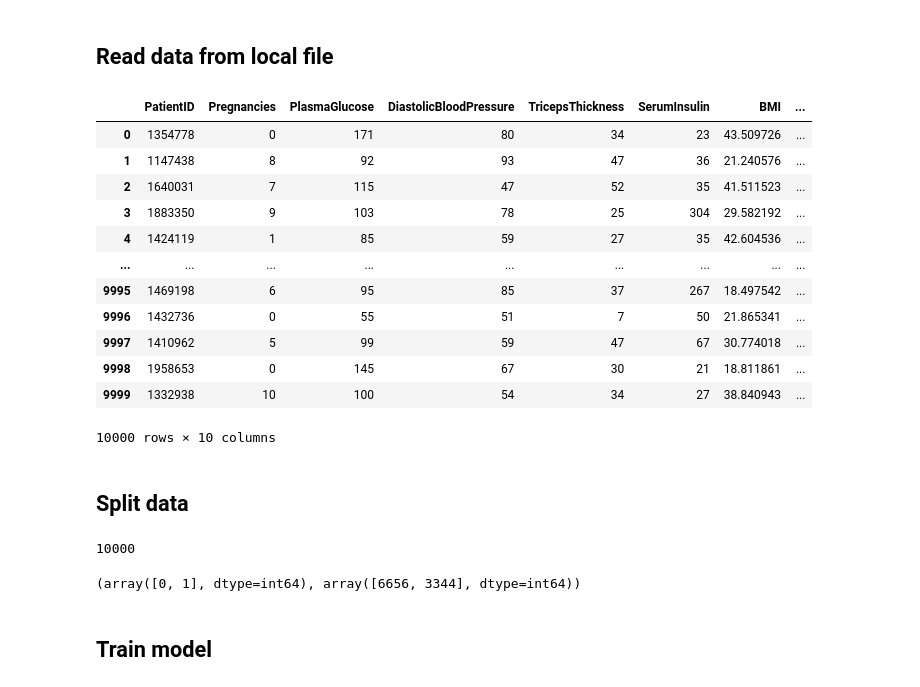
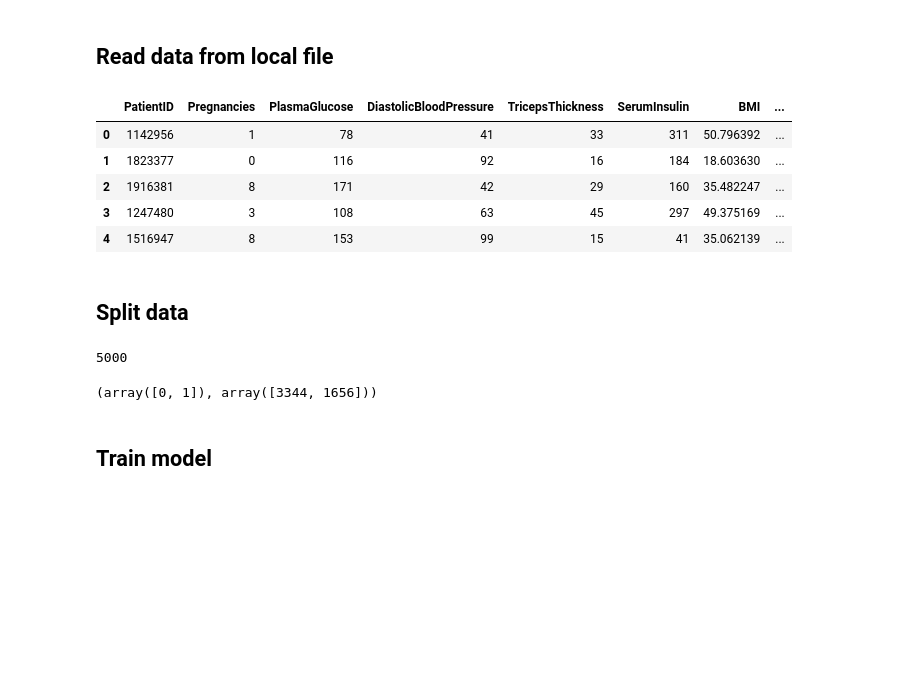
Before and after one commit to shamprasadrh/mlops-learn, a Jupyter notebook: experimentation/train-classification-model.ipynb, the cells around one changed output. Cells and saved outputs as stored; diff of their text form; code cells hidden in the pictures; blank space fills up the shorter version.

```diff
--- a/experimentation/train-classification-model.ipynb
+++ b/experimentation/train-classification-model.ipynb
@@ -9,23 +9,16 @@ The evaluation methods were used during experimentation to decide whether the mo
 # %%
 import pandas as pd
 # %%
-df = pd.read_csv('data/diabetes.csv')
+df = pd.read_csv('data/diabetes-dev.csv')
 # %%
-df
+df.head()
 # %% [output]
 |  | PatientID | Pregnancies | PlasmaGlucose | DiastolicBloodPressure | TricepsThickness | SerumInsulin | BMI | ... |
-| 0 | 1354778 | 0 | 171 | 80 | 34 | 23 | 43.509726 | ... |
-| 1 | 1147438 | 8 | 92 | 93 | 47 | 36 | 21.240576 | ... |
-| 2 | 1640031 | 7 | 115 | 47 | 52 | 35 | 41.511523 | ... |
-| 3 | 1883350 | 9 | 103 | 78 | 25 | 304 | 29.582192 | ... |
-| 4 | 1424119 | 1 | 85 | 59 | 27 | 35 | 42.604536 | ... |
-| ... | ... | ... | ... | ... | ... | ... | ... | ... |
-| 9995 | 1469198 | 6 | 95 | 85 | 37 | 267 | 18.497542 | ... |
-| 9996 | 1432736 | 0 | 55 | 51 | 7 | 50 | 21.865341 | ... |
-| 9997 | 1410962 | 5 | 99 | 59 | 47 | 67 | 30.774018 | ... |
-| 9998 | 1958653 | 0 | 145 | 67 | 30 | 21 | 18.811861 | ... |
-| 9999 | 1332938 | 10 | 100 | 54 | 34 | 27 | 38.840943 | ... |
+| 0 | 1142956 | 1 | 78 | 41 | 33 | 311 | 50.796392 | ... |
+| 1 | 1823377 | 0 | 116 | 92 | 16 | 184 | 18.603630 | ... |
+| 2 | 1916381 | 8 | 171 | 42 | 29 | 160 | 35.482247 | ... |
+| 3 | 1247480 | 3 | 108 | 63 | 45 | 297 | 49.375169 | ... |
+| 4 | 1516947 | 8 | 153 | 99 | 15 | 41 | 35.062139 | ... |
-10000 rows × 10 columns
 # %% [markdown]
 ## Split data
 # %%
@@ -33,13 +26,13 @@ X, y = df[['Pregnancies','PlasmaGlucose','DiastolicBloodPressure','TricepsThickn
 # %%
 len(X)
 # %% [output]
-10000
+5000
 # %%
 import numpy as np
 # %%
 print(np.unique(y, return_counts=True))
 # %% [output]
-(array([0, 1], dtype=int64), array([6656, 3344], dtype=int64))
+(array([0, 1]), array([3344, 1656]))
 # %%
 from sklearn.model_selection import train_test_split
 # %%
```
Also changed, not shown: parts of 4 cells of this notebook, 43 other files.
